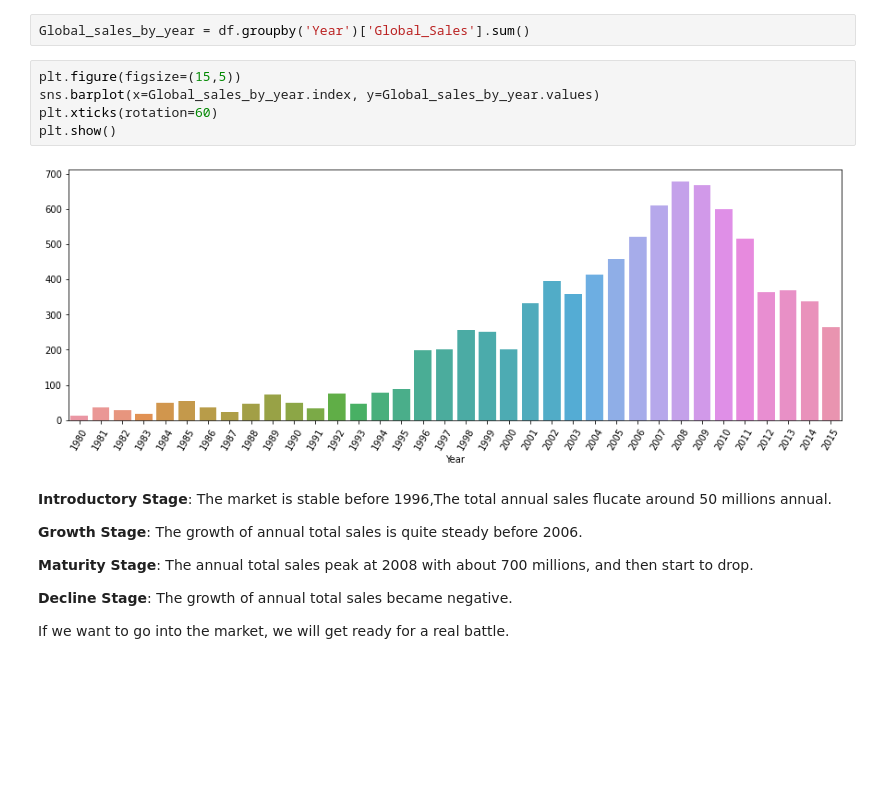
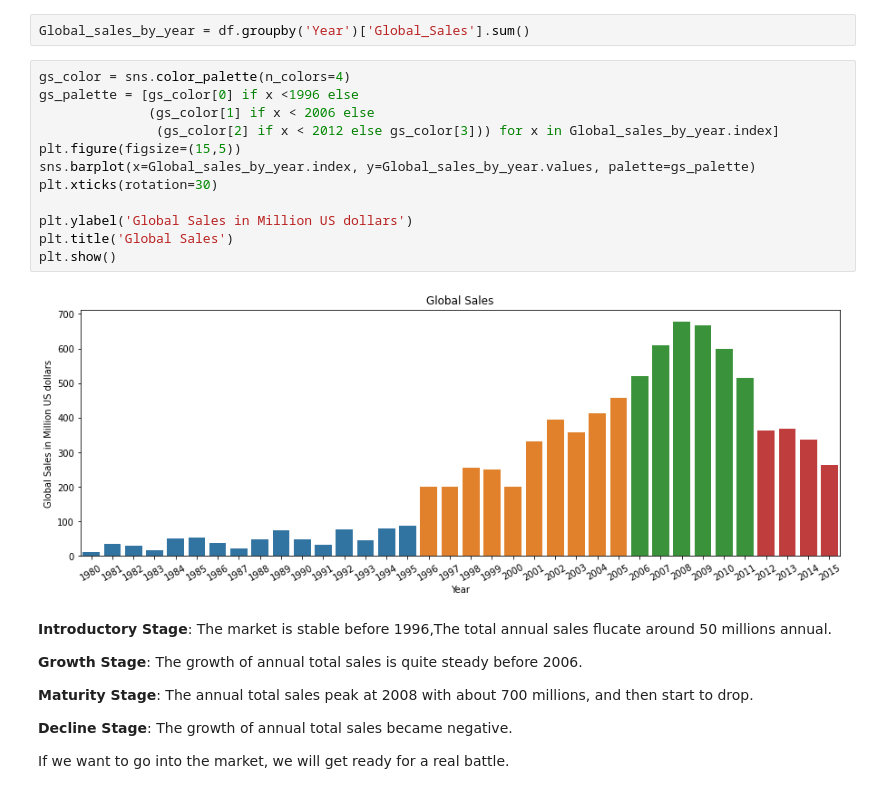
Before and after one commit to venson/VideoGame, a Jupyter notebook: Video_game.ipynb, the cells around one changed output. Saved outputs shown, nothing was run; the diff lists cells and outputs as text; blank space fills up the shorter version.

Commit message:
Kaggle Notebook | Video Game Sales Analysis | Version 8

```diff
--- a/Video_game.ipynb
+++ b/Video_game.ipynb
@@ -140,13 +140,20 @@ df.head()
 Let have a look at the development of Video Game Market.
 # %%
 Global_sales_by_year = df.groupby('Year')['Global_Sales'].sum()
-# %%
-plt.figure(figsize=(15,5))
-sns.barplot(x=Global_sales_by_year.index, y=Global_sales_by_year.values)
-plt.xticks(rotation=60)
-plt.show()
-# %% [output]
-[figure, removed]
+# %%
+gs_color = sns.color_palette(n_colors=4)
+gs_palette = [gs_color[0] if x <1996 else
+              (gs_color[1] if x < 2006 else
+               (gs_color[2] if x < 2012 else gs_color[3])) for x in Global_sales_by_year.index]
+plt.figure(figsize=(15,5))
+sns.barplot(x=Global_sales_by_year.index, y=Global_sales_by_year.values, palette=gs_palette)
+plt.xticks(rotation=30)
+
+plt.ylabel('Global Sales in Million US dollars')
+plt.title('Global Sales')
+plt.show()
+# %% [output]
+[figure, added]
 # %% [markdown]
 **Introductory Stage**: The market is stable before 1996,The total annual sales flucate around 50 millions annual.
 
```
Also changed, not shown: parts of 3 cells of this notebook.
